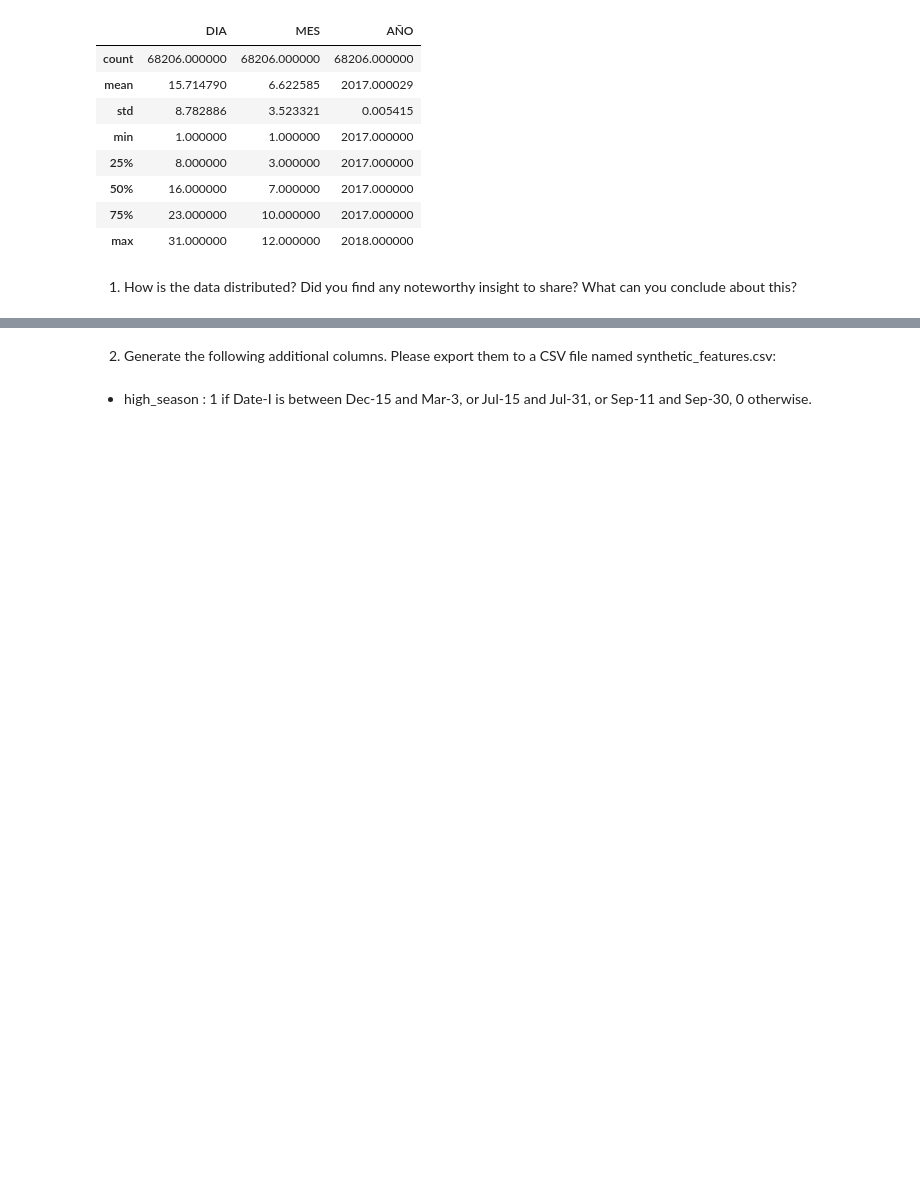
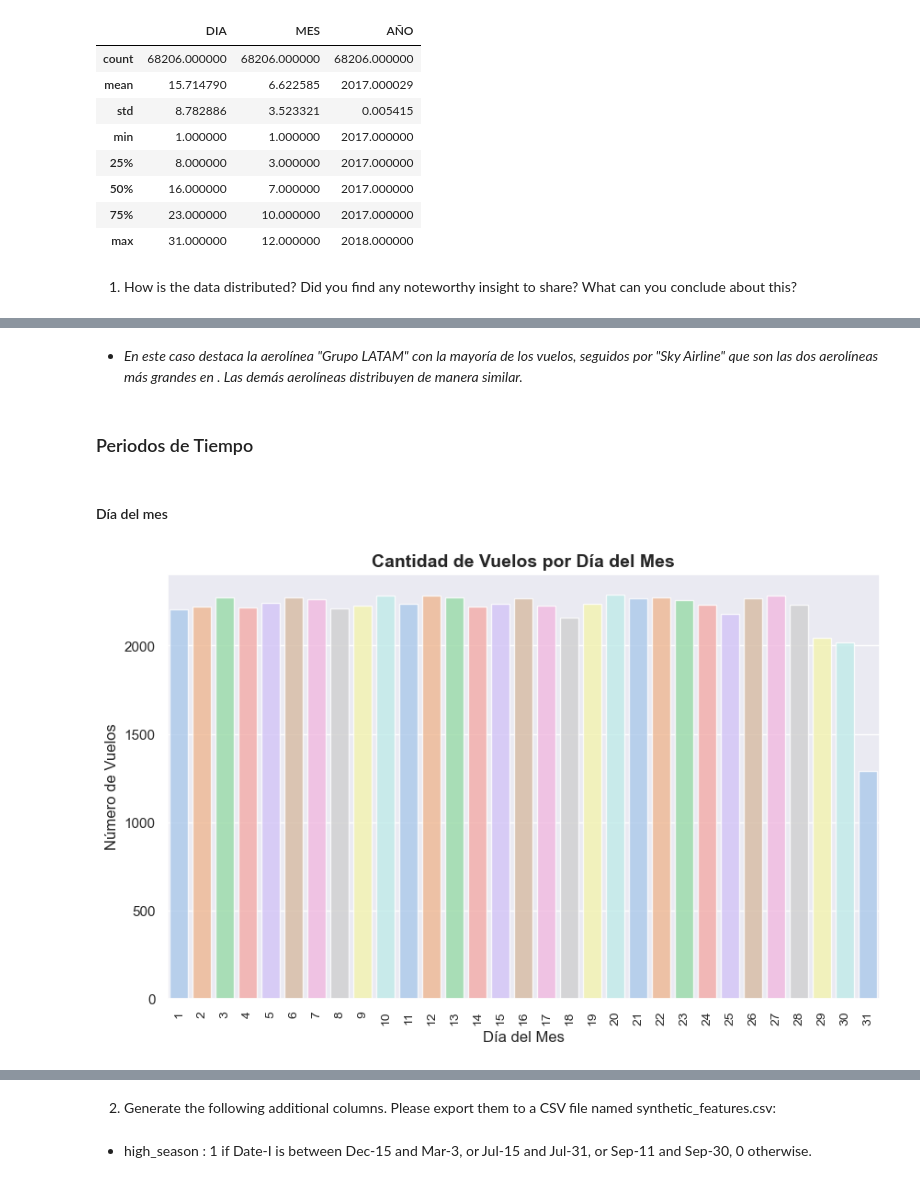
Before and after one commit to Bomblox/Challenge-Data-Scientist, a Jupyter notebook: Challenge.ipynb, the cells around one changed output, grey strips where cells are left out. Cells and saved outputs as stored; diff of their text form; code cells hidden in the pictures; blank space fills up the shorter version.

```diff
--- a/Challenge.ipynb
+++ b/Challenge.ipynb
@@ -70,0 +145,27 @@ df.describe()
+# %% [markdown]
+* *En este caso destaca la aerolínea "Grupo LATAM" con la mayoría de los vuelos, seguidos por "Sky Airline" que son las dos aerolíneas más grandes en . Las demás aerolíneas distribuyen de manera similar.*
+# %% [markdown]
+### Periodos de Tiempo
+# %% [markdown]
+#### Día del mes
+# %%
+dia_mes = df['DIA'].value_counts()
+
+# Establecer el tamaño de la figura
+plt.figure(figsize=(10, 6))
+
+# Colores personalizados
+colores = sns.color_palette('pastel')[:len(dia_mes)]
+
+sns.barplot(dia_mes.index, dia_mes.values, palette=colores, alpha=0.8)
+
+plt.title('Cantidad de Vuelos por Día del Mes', fontsize=14, fontweight='bold')
+plt.ylabel('Número de Vuelos', fontsize=12)
+plt.xlabel('Día del Mes', fontsize=12)
+
+# Ajustar el tamaño de las etiquetas del eje x y rotarlas 90 grados para mayor legibilidad
+plt.xticks(rotation=90, fontsize=10)
+
+plt.show()
+# %% [output]
+[figure, added]
```
Also changed, not shown: parts of 17 cells of this notebook.
